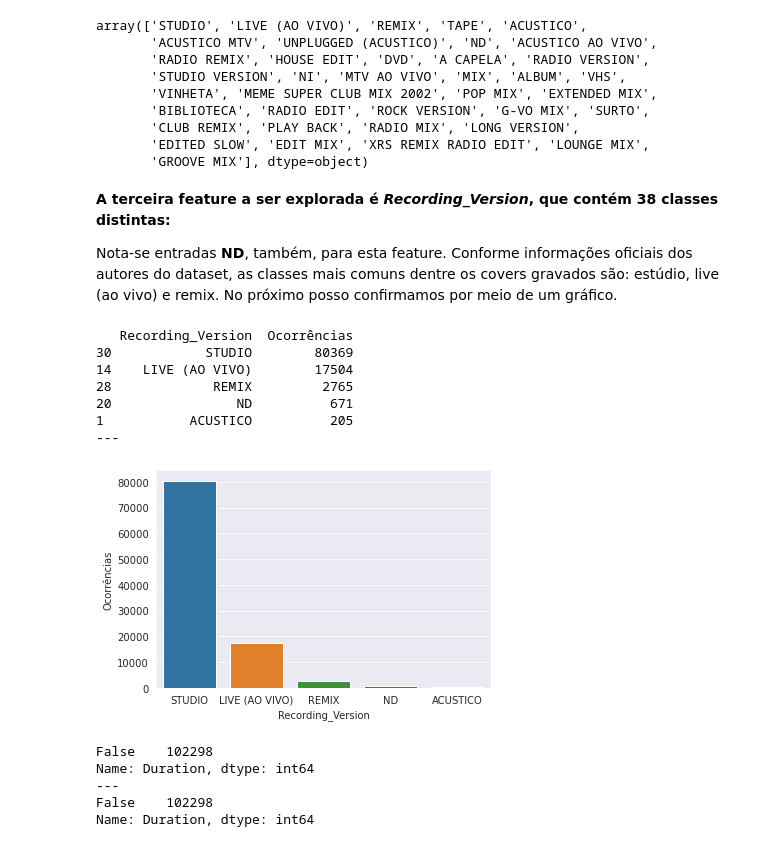
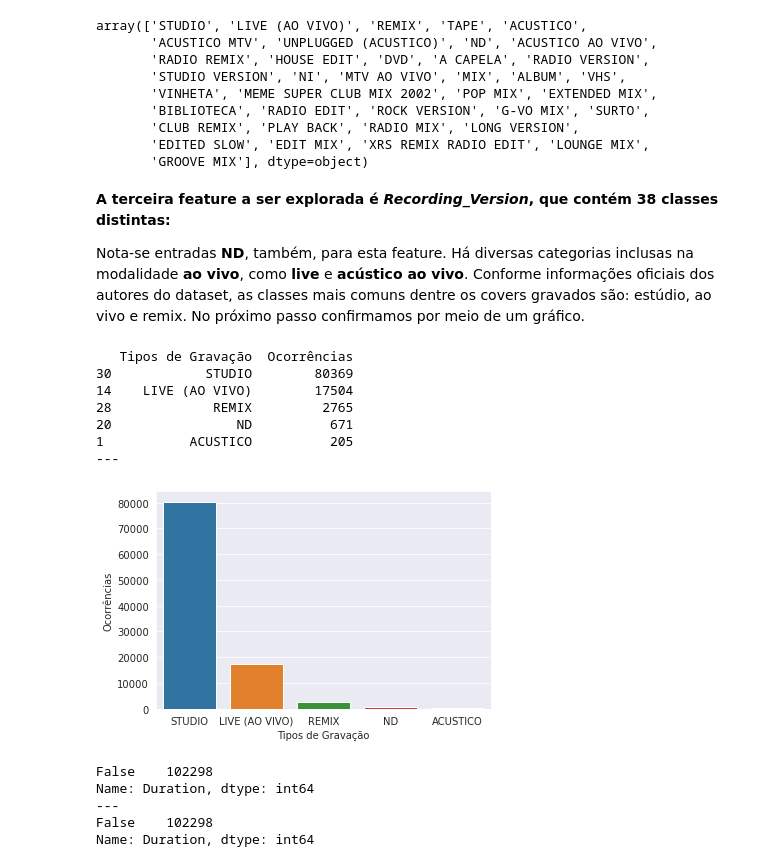
Before and after one commit to Andygrammer/CoverSongIdentification, a Jupyter notebook: CoverSongIdentification.ipynb, the cells around one changed output. Cells and saved outputs as stored; diff of their text form; code cells hidden in the pictures.

```diff
--- a/CoverSongIdentification.ipynb
+++ b/CoverSongIdentification.ipynb
@@ -170,29 +170,29 @@ array(['STUDIO', 'LIVE (AO VIVO)', 'REMIX', 'TAPE', 'ACUSTICO',
 # %% [markdown]
 **A terceira feature a ser explorada é *Recording_Version*, que contém 38 classes distintas:**
 
-Nota-se entradas **ND**, também, para esta feature. Conforme informações oficiais dos autores do dataset, as classes mais comuns dentre os covers gravados são: estúdio, live (ao vivo) e remix. No próximo posso confirmamos por meio de um gráfico.
+Nota-se entradas **ND**, também, para esta feature. Há diversas categorias inclusas na modalidade **ao vivo**, como **live** e **acústico ao vivo**. Conforme informações oficiais dos autores do dataset, as classes mais comuns dentre os covers gravados são: estúdio, ao vivo e remix. No próximo passo confirmamos por meio de um gráfico.
 # %%
 # 9.continuation. plot most frequent classes
 recording_version = data[['Artist_Name', 'Recording_Version']].copy()
 recording_version = recording_version.groupby(by=['Recording_Version']).count().reset_index()
 recording_version_TOP = recording_version.sort_values('Artist_Name', ascending=False)
-recording_version_TOP.rename(index=str, columns={'Artist_Name': 'Ocorrências'}, inplace=True)
+recording_version_TOP.rename(index=str, columns={'Recording_Version': 'Tipos de Gravação', 'Artist_Name': 'Ocorrências'}, inplace=True)
 recording_version_TOP_5 = recording_version_TOP.head(5)
 
 print(recording_version_TOP_5)
 print('---')
 
 # plot results
-recording_version_TOP_5_plot = sns.barplot(x='Recording_Version', y='Ocorrências', data=recording_version_TOP_5)
+recording_version_TOP_5_plot = sns.barplot(x='Tipos de Gravação', y='Ocorrências', data=recording_version_TOP_5)
 # %% [output]
-   Recording_Version  Ocorrências
+   Tipos de Gravação  Ocorrências
 30            STUDIO        80369
 14    LIVE (AO VIVO)        17504
 28             REMIX         2765
 20                ND          671
 1           ACUSTICO          205
 ---
-[figure, old version]
+[figure, new version]
 # %%
 # 10. explore Duration feature
 isNegativeHour = data['Duration'] < dt.time(hour=0) # are there negative hours?
```
Also changed, not shown: parts of 8 cells of this notebook.
